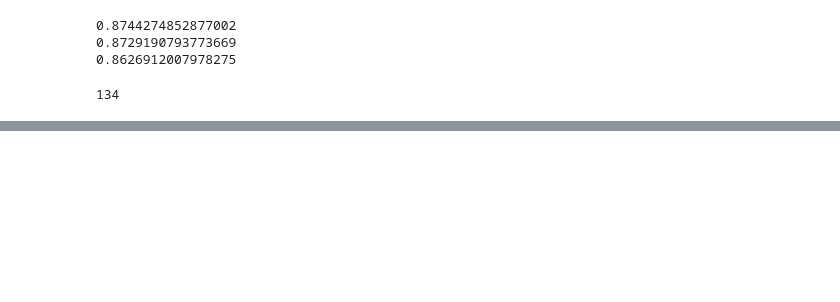
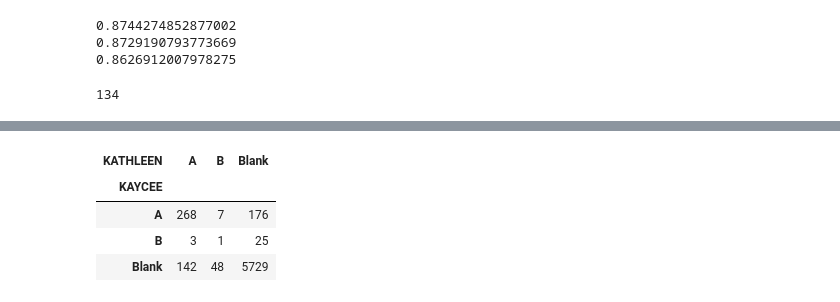
Before and after one commit to CooperStansbury/annotation_tools, a Jupyter notebook: notebooks/agreement_stats.ipynb, the cells around one changed output, grey strips where cells are left out. Cells and saved outputs as stored; diff of their text form; code cells hidden in the pictures; blank space fills up the shorter version.

```diff
--- a/notebooks/agreement_stats.ipynb
+++ b/notebooks/agreement_stats.ipynb
@@ -410,0 +508,8 @@ len(set(included['ICD_doc_id']))
+# %%
+pd.crosstab(df.KAYCEE, df.KATHLEEN)
+# %% [output]
+| KATHLEEN | A | B | Blank |
+| KAYCEE |  |  |  |
+| A | 268 | 7 | 176 |
+| B | 3 | 1 | 25 |
+| Blank | 142 | 48 | 5729 |
```
Also changed, not shown: parts of 8 cells of this notebook.
